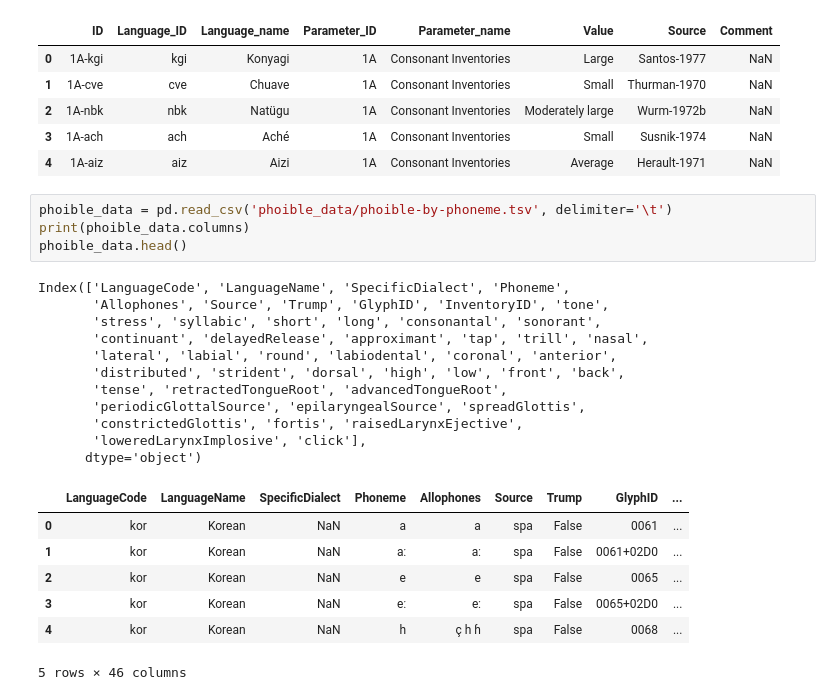
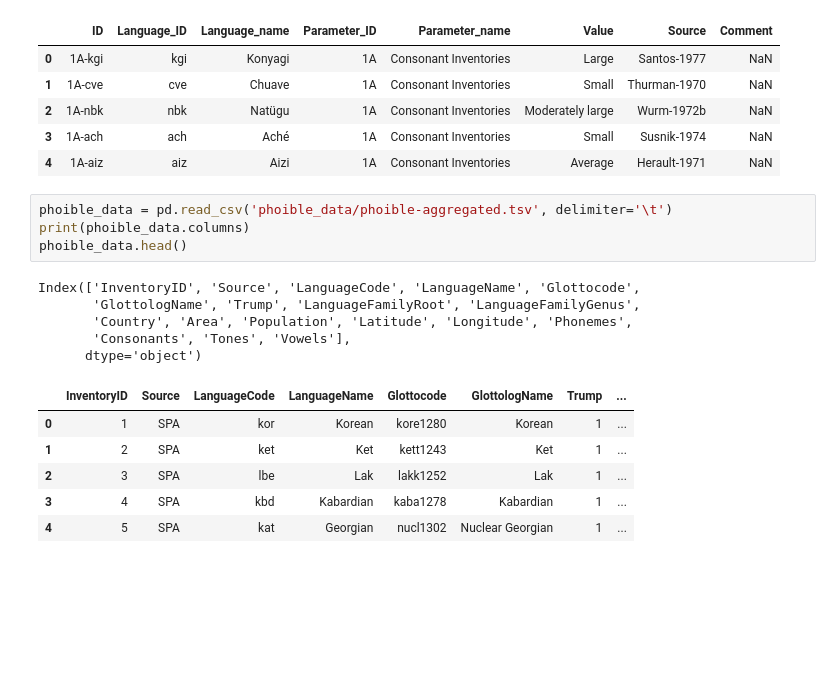
Before and after one commit to ds-modules/COGSCI-1B, a Jupyter notebook: Exploration.ipynb, the cells around one changed output. Drawn from its saved outputs; the diff is of its cells as text; blank space fills up the shorter version.

Commit message:
broke up Geoffs assignments, added aggregated data

```diff
--- a/Exploration.ipynb
+++ b/Exploration.ipynb
@@ -28,25 +29,18 @@ data.head()
 | 3 | 1A-ach | ach | Aché | 1A | Consonant Inventories | Small | Susnik-1974 | NaN |
 | 4 | 1A-aiz | aiz | Aizi | 1A | Consonant Inventories | Average | Herault-1971 | NaN |
 # %%
-phoible_data = pd.read_csv('phoible_data/phoible-by-phoneme.tsv', delimiter='\t')
+phoible_data = pd.read_csv('phoible_data/phoible-aggregated.tsv', delimiter='\t')
 print(phoible_data.columns)
 phoible_data.head()
 # %% [output]
-Index(['LanguageCode', 'LanguageName', 'SpecificDialect', 'Phoneme',
-       'Allophones', 'Source', 'Trump', 'GlyphID', 'InventoryID', 'tone',
-       'stress', 'syllabic', 'short', 'long', 'consonantal', 'sonorant',
-       'continuant', 'delayedRelease', 'approximant', 'tap', 'trill', 'nasal',
-       'lateral', 'labial', 'round', 'labiodental', 'coronal', 'anterior',
-       'distributed', 'strident', 'dorsal', 'high', 'low', 'front', 'back',
-       'tense', 'retractedTongueRoot', 'advancedTongueRoot',
-       'periodicGlottalSource', 'epilaryngealSource', 'spreadGlottis',
-       'constrictedGlottis', 'fortis', 'raisedLarynxEjective',
-       'loweredLarynxImplosive', 'click'],
+Index(['InventoryID', 'Source', 'LanguageCode', 'LanguageName', 'Glottocode',
+       'GlottologName', 'Trump', 'LanguageFamilyRoot', 'LanguageFamilyGenus',
+       'Country', 'Area', 'Population', 'Latitude', 'Longitude', 'Phonemes',
+       'Consonants', 'Tones', 'Vowels'],
       dtype='object')
-|  | LanguageCode | LanguageName | SpecificDialect | Phoneme | Allophones | Source | Trump | GlyphID | ... |
-| 0 | kor | Korean | NaN | a | a | spa | False | 0061 | ... |
-| 1 | kor | Korean | NaN | aː | aː | spa | False | 0061+02D0 | ... |
-| 2 | kor | Korean | NaN | e | e | spa | False | 0065 | ... |
-| 3 | kor | Korean | NaN | eː | eː | spa | False | 0065+02D0 | ... |
-| 4 | kor | Korean | NaN | h | ç h ɦ | spa | False | 0068 | ... |
+|  | InventoryID | Source | LanguageCode | LanguageName | Glottocode | GlottologName | Trump | ... |
+| 0 | 1 | SPA | kor | Korean | kore1280 | Korean | 1 | ... |
+| 1 | 2 | SPA | ket | Ket | kett1243 | Ket | 1 | ... |
+| 2 | 3 | SPA | lbe | Lak | lakk1252 | Lak | 1 | ... |
+| 3 | 4 | SPA | kbd | Kabardian | kaba1278 | Kabardian | 1 | ... |
+| 4 | 5 | SPA | kat | Georgian | nucl1302 | Nuclear Georgian | 1 | ... |
-5 rows × 46 columns
```
Also changed, not shown: parts of 26 cells of this notebook, 1 other file.
